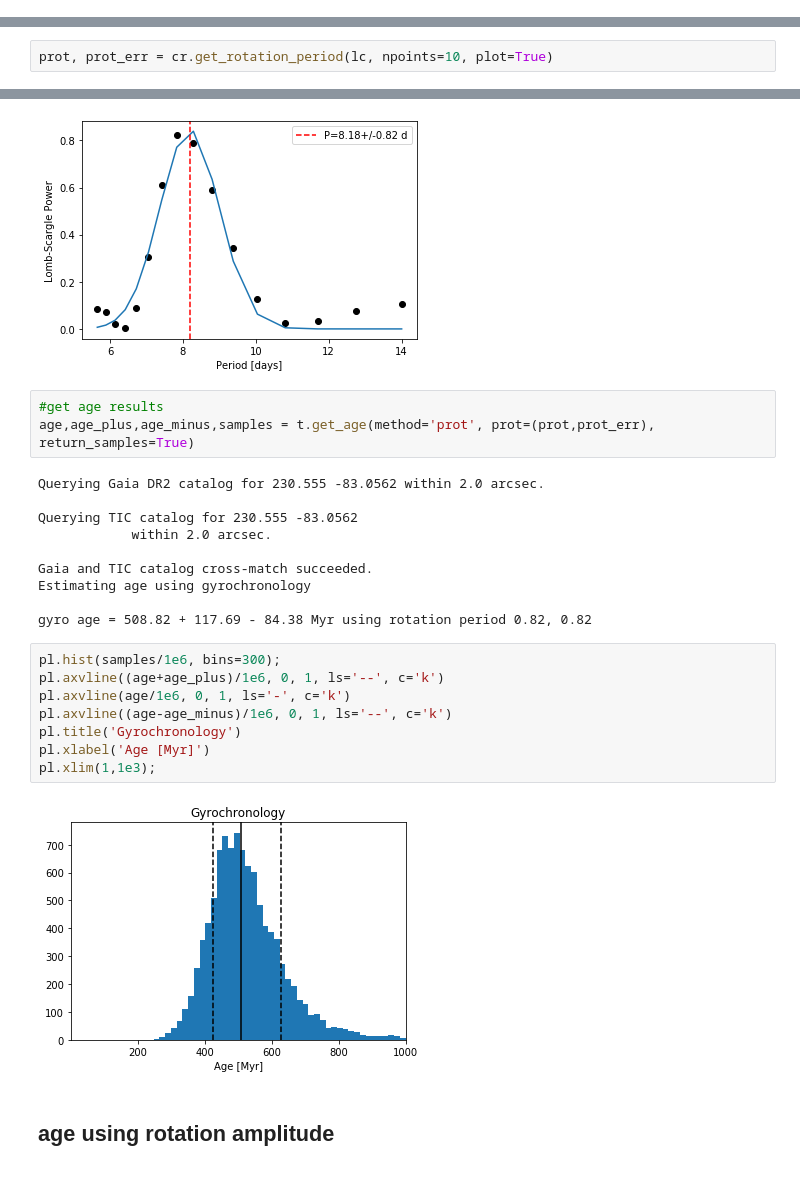
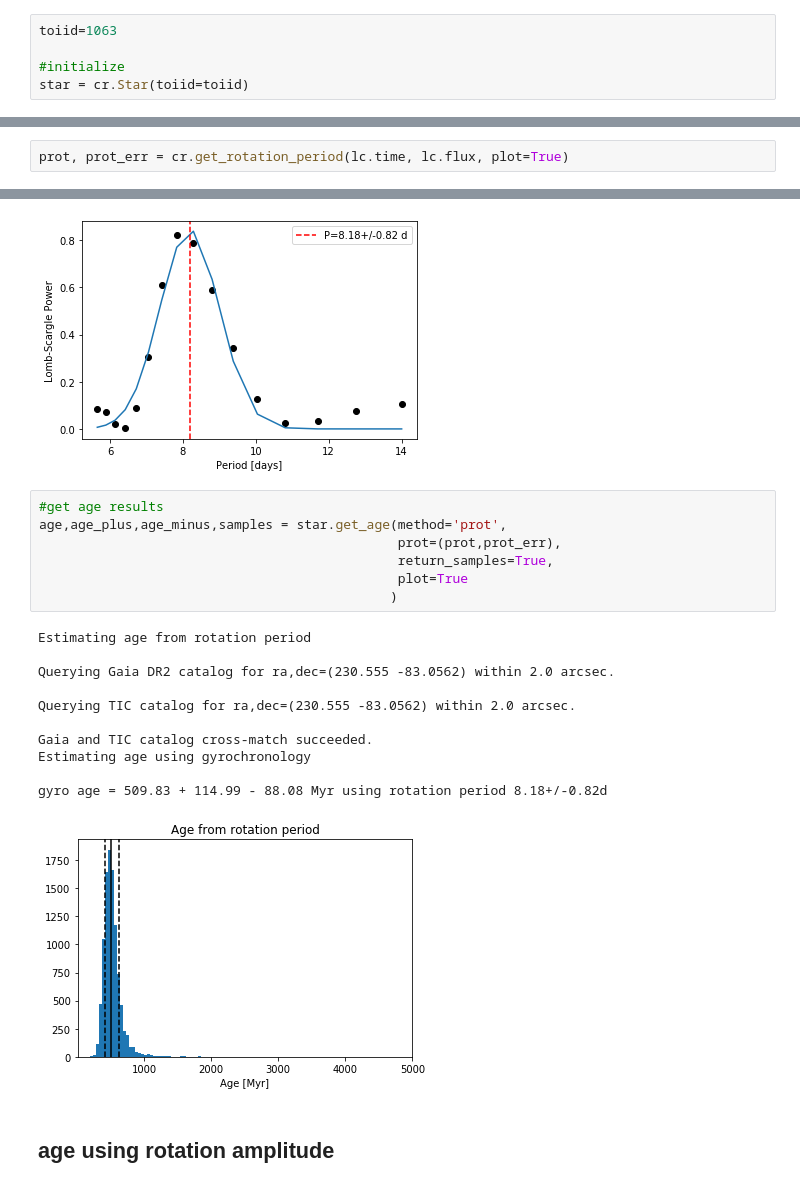
Before and after one commit to jpdeleon/chronos, a Jupyter notebook: notebooks/examples-age.ipynb, the cells around one changed output, grey strips where cells are left out. Cells and saved outputs as stored; diff of their text form.

```diff
--- a/notebooks/examples-age.ipynb
+++ b/notebooks/examples-age.ipynb
@@ -31,2 +21,7 @@ t.target_coord #note distance is also known for TOIs
+# %%
+toiid=1063
+
+#initialize
+star = cr.Star(toiid=toiid)
 # %% [markdown]
 ## age using rotation period
@@ -75,30 +73,26 @@ Text(0.5, 0.98, 'TIC 406976746 (sector 12, 13)')
 # %%
-prot, prot_err = cr.get_rotation_period(lc, npoints=10, plot=True)
+prot, prot_err = cr.get_rotation_period(lc.time, lc.flux, plot=True)
 # %% [output]
 P=8.18+/-0.82 d
 [figure]
 # %%
 #get age results
-age,age_plus,age_minus,samples = t.get_age(method='prot', prot=(prot,prot_err), return_samples=True)
+age,age_plus,age_minus,samples = star.get_age(method='prot',
+                                              prot=(prot,prot_err),
+                                              return_samples=True,
+                                              plot=True
+                                             )
 # %% [output]
-Querying Gaia DR2 catalog for 230.555 -83.0562 within 2.0 arcsec.
+Estimating age from rotation period
 
-Querying TIC catalog for 230.555 -83.0562
-            within 2.0 arcsec.
+Querying Gaia DR2 catalog for ra,dec=(230.555 -83.0562) within 2.0 arcsec.
+
+Querying TIC catalog for ra,dec=(230.555 -83.0562) within 2.0 arcsec.
 
 Gaia and TIC catalog cross-match succeeded.
 Estimating age using gyrochronology
 
-gyro age = 508.82 + 117.69 - 84.38 Myr using rotation period 0.82, 0.82
+gyro age = 509.83 + 114.99 - 88.08 Myr using rotation period 8.18+/-0.82d
+[figure, added]
-# %%
-pl.hist(samples/1e6, bins=300);
-pl.axvline((age+age_plus)/1e6, 0, 1, ls='--', c='k')
-pl.axvline(age/1e6, 0, 1, ls='-', c='k')
-pl.axvline((age-age_minus)/1e6, 0, 1, ls='--', c='k')
-pl.title('Gyrochronology')
-pl.xlabel('Age [Myr]')
-pl.xlim(1,1e3);
-# %% [output]
-[figure, removed]
 # %% [markdown]
 ## age using rotation amplitude
```
Also changed, not shown: parts of 34 cells of this notebook, 27 other files.
